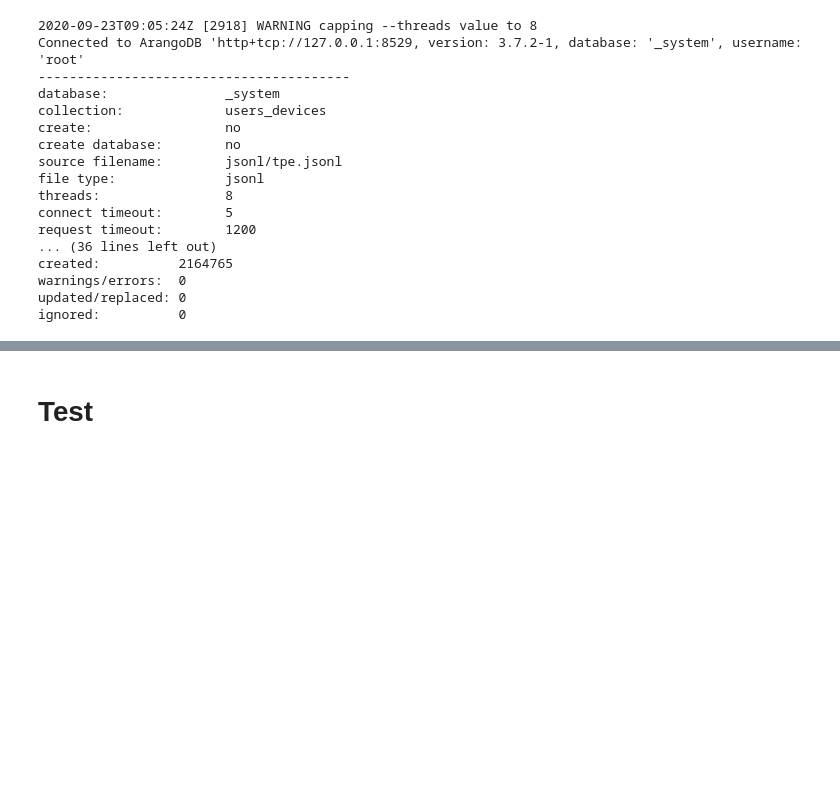
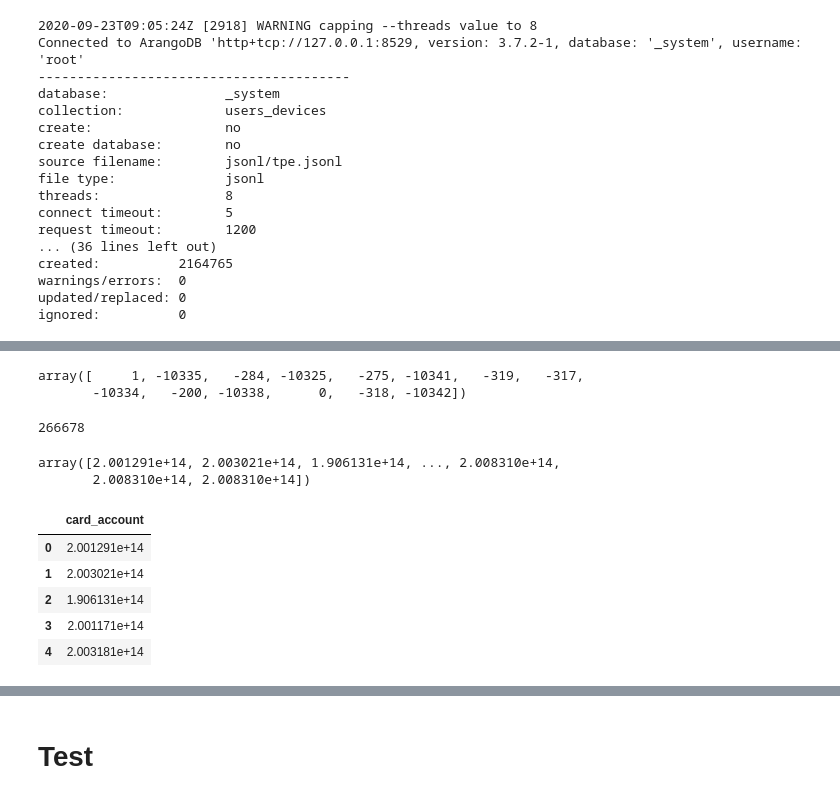
Before and after one commit to anthonyhungnguyen/internship, a Jupyter notebook: module-4-final/data/UsersDevices.ipynb, the cells around one changed output, grey strips where cells are left out. Drawn from its saved outputs; the diff is of its cells as text; code cells hidden in the pictures; blank space fills up the shorter version.

```diff
--- a/module-4-final/data/UsersDevices.ipynb
+++ b/module-4-final/data/UsersDevices.ipynb
@@ -470,0 +459,5 @@ ignored:          0
+# %%
+bank['requestStatus'].unique()
+# %% [output]
+array([     1, -10335,   -284, -10325,   -275, -10341,   -319,   -317,
+       -10334,   -200, -10338,      0,   -318, -10342])
@@ -470,0 +466,19 @@ ignored:          0
+# %%
+len(unique_card_account)
+# %% [output]
+266678
+# %%
+unique_card_account
+# %% [output]
+array([2.001291e+14, 2.003021e+14, 1.906131e+14, ..., 2.008310e+14,
+       2.008310e+14, 2.008310e+14])
+# %%
+card_account_df = pd.DataFrame(unique_card_account, columns=['card_account'])
+card_account_df.head()
+# %% [output]
+|  | card_account |
+| 0 | 2.001291e+14 |
+| 1 | 2.003021e+14 |
+| 2 | 1.906131e+14 |
+| 3 | 2.001171e+14 |
+| 4 | 2.003181e+14 |
```
Also changed, not shown: parts of 24 cells of this notebook, 5 other files.
